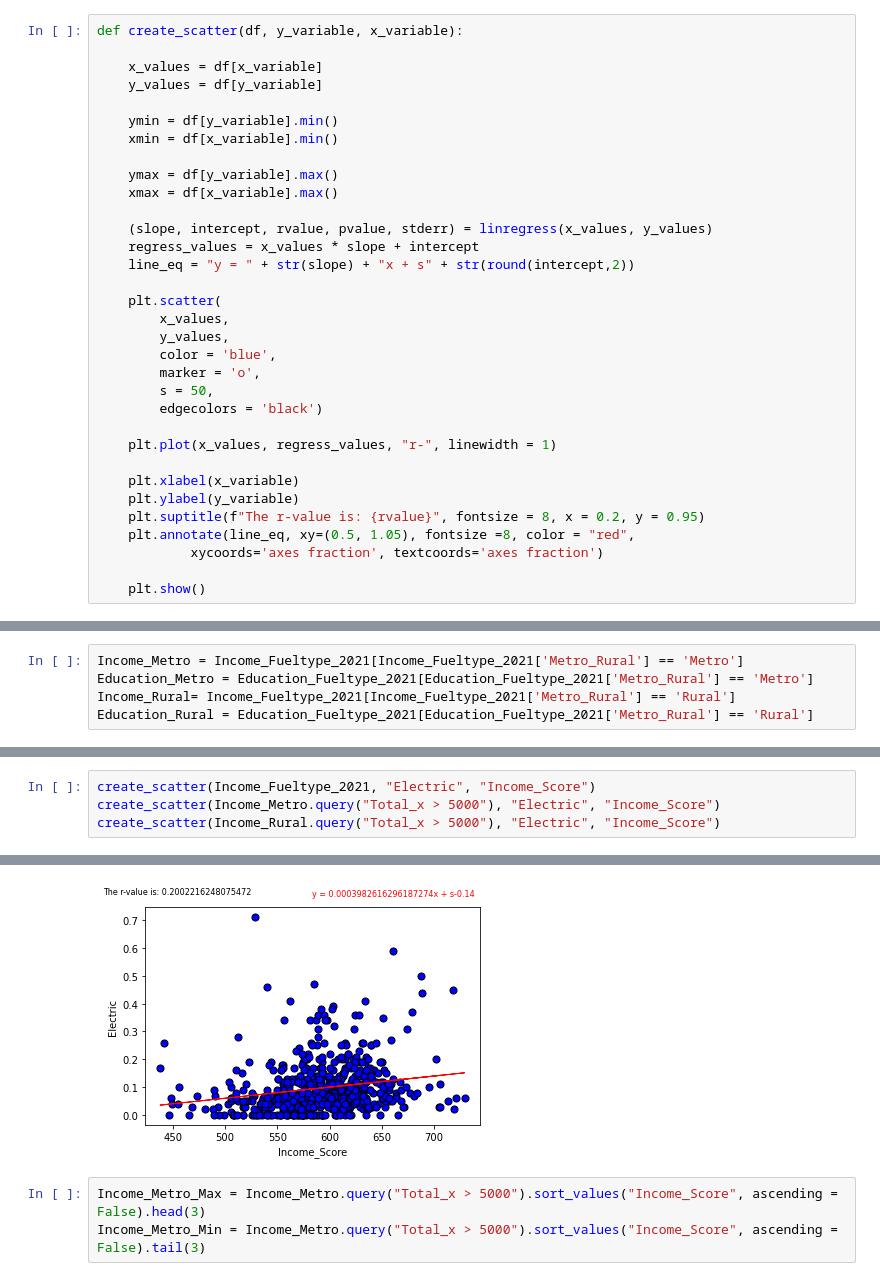
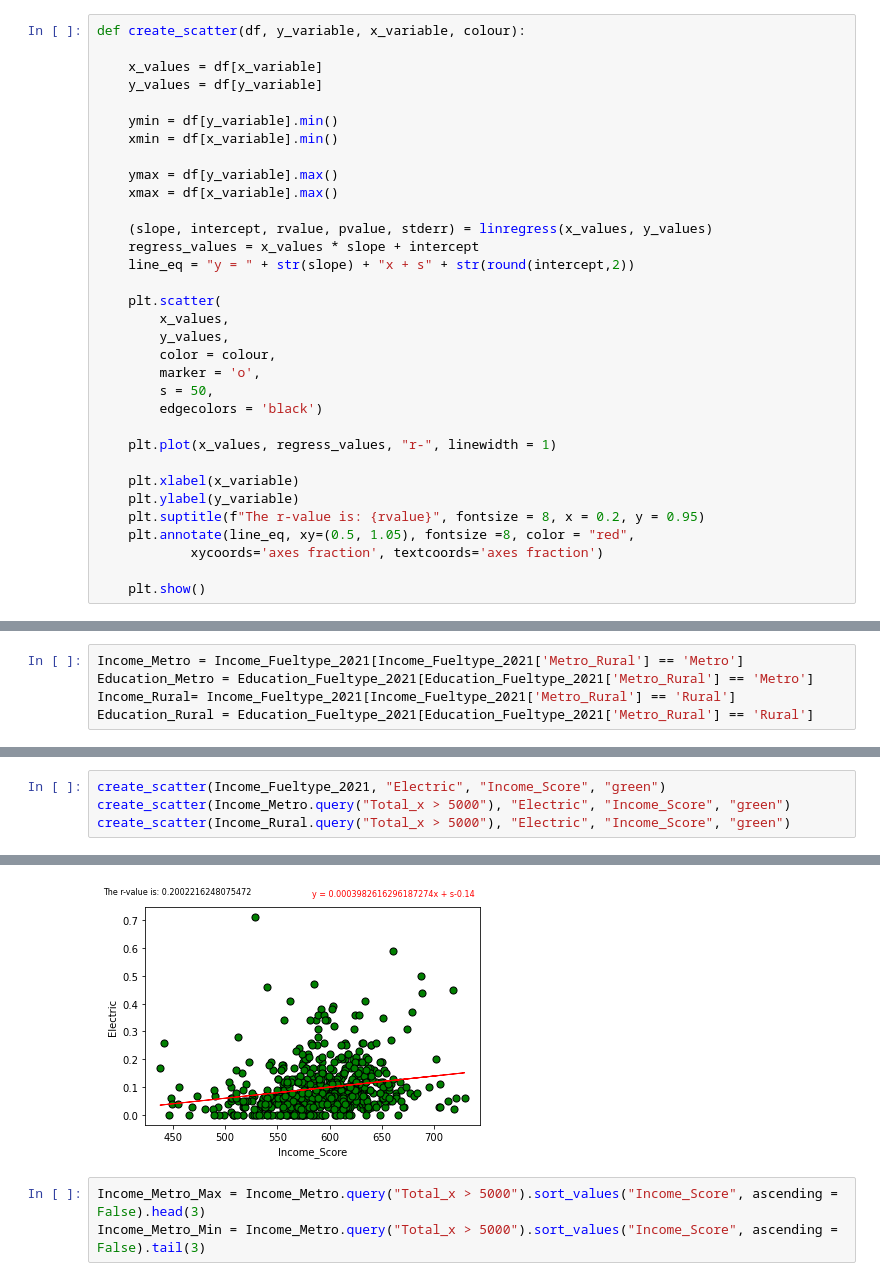
Before and after one commit to JoshMBell/Module_7_Project, a Jupyter notebook: main.ipynb, the cells around one changed output, grey strips where cells are left out. Saved outputs shown, nothing was run; the diff lists cells and outputs as text.

```diff
--- a/main.ipynb
+++ b/main.ipynb
@@ -11,7 +11,7 @@ Income_2021_df = pd.read_csv("Resources/2021_Income_Postcode.csv")
 VehicleCount_2021_df = pd.read_csv("Resources/2021_VehicleCount_Postcode.csv")
 FuelType_2021_df = pd.read_csv("Resources/FuelType_Postcode.csv")
 # %%
-def create_scatter(df, y_variable, x_variable):
+def create_scatter(df, y_variable, x_variable, colour):
 
     x_values = df[x_variable]
     y_values = df[y_variable]
@@ -29,7 +29,7 @@ def create_scatter(df, y_variable, x_variable):
     plt.scatter(
         x_values,
         y_values,
-        color = 'blue',
+        color = colour,
         marker = 'o',
         s = 50,
         edgecolors = 'black')
@@ -200,7 +200,7 @@ create_scatter(Education_Rural.query("Total_x > 5000"), "Electric", "Education_S
 [figure]
 [figure]
 # %%
-create_scatter(Income_Fueltype_2021, "Electric", "Income_Score")
-create_scatter(Income_Metro.query("Total_x > 5000"), "Electric", "Income_Score")
-create_scatter(Income_Rural.query("Total_x > 5000"), "Electric", "Income_Score")
+create_scatter(Income_Fueltype_2021, "Electric", "Income_Score", "green")
+create_scatter(Income_Metro.query("Total_x > 5000"), "Electric", "Income_Score", "green")
+create_scatter(Income_Rural.query("Total_x > 5000"), "Electric", "Income_Score", "green")
 # %% [output]
@@ -209,4 +209,4 @@ create_scatter(Income_Rural.query("Total_x > 5000"), "Electric", "Income_Score")
-[figure, old version]
+[figure, new version]
 # %%
 Income_Metro_Max = Income_Metro.query("Total_x > 5000").sort_values("Income_Score", ascending = False).head(3)
 Income_Metro_Min = Income_Metro.query("Total_x > 5000").sort_values("Income_Score", ascending = False).tail(3)
```
Also changed, not shown: parts of 2 cells of this notebook, 4 other files.
